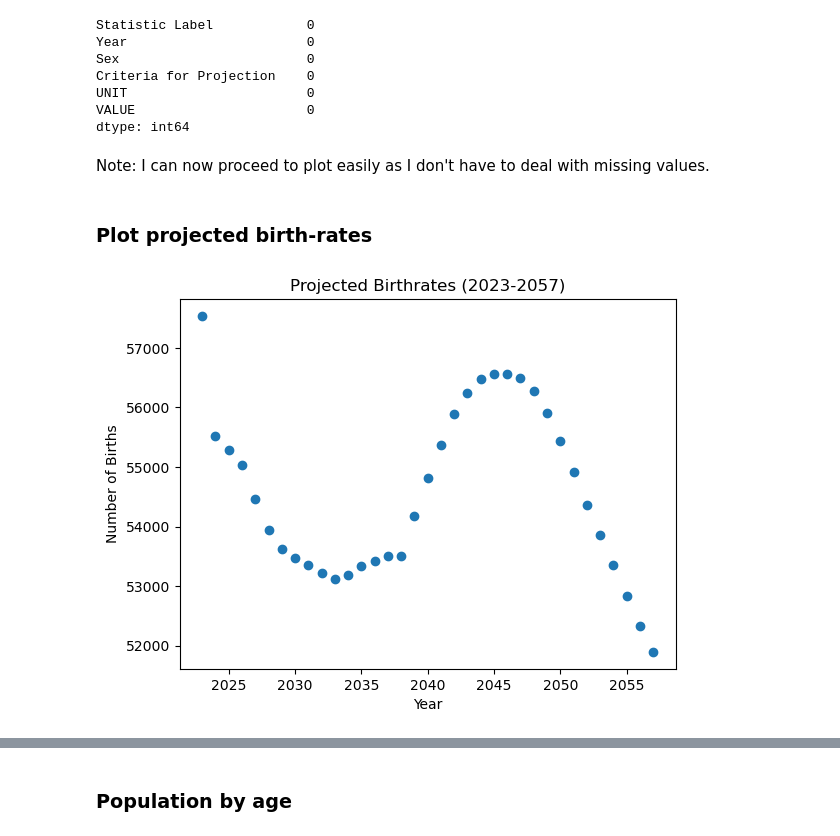
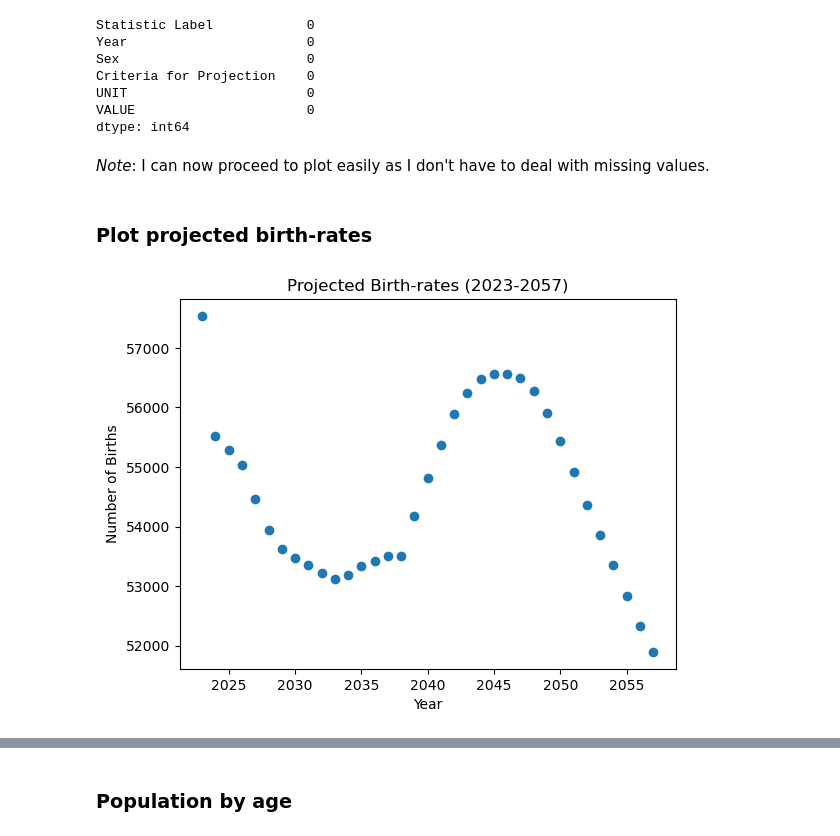
Before and after one commit to seasid3/programming-for-data-analytics-assignments, a Jupyter notebook: topic01/topic01_extra_exercise.ipynb, the cells around one changed output, grey strips where cells are left out. Drawn from its saved outputs; the diff is of its cells as text; code cells hidden in the pictures.

```diff
--- a/topic01/topic01_extra_exercise.ipynb
+++ b/topic01/topic01_extra_exercise.ipynb
@@ -51,21 +57,21 @@ UNIT                       0
 VALUE                      0
 dtype: int64
 # %% [markdown]
-Note: I can now proceed to plot easily as I don't have to deal with missing values.
+*Note*: I can now proceed to plot easily as I don't have to deal with missing values.
 # %% [markdown]
 ### Plot projected birth-rates
 # %%
 # First, use scatter plot to have a look at the data
 # https://matplotlib.org/stable/api/_as_gen/matplotlib.pyplot.scatter.html
 # https://chatgpt.com/share/68ecc56e-3da8-800d-b992-21c18cabc982
 
 x = birthrates['Year']
 y = birthrates['VALUE']
 
 plt.scatter(x, y)
 plt.xlabel('Year')
 plt.ylabel('Number of Births')
-plt.title('Projected Birthrates (2023-2057)')
+plt.title('Projected Birth-rates (2023-2057)')
 plt.show()
 # %% [output]
-[figure, old version]
+[figure, new version]
```
Also changed, not shown: parts of 6 cells of this notebook.
